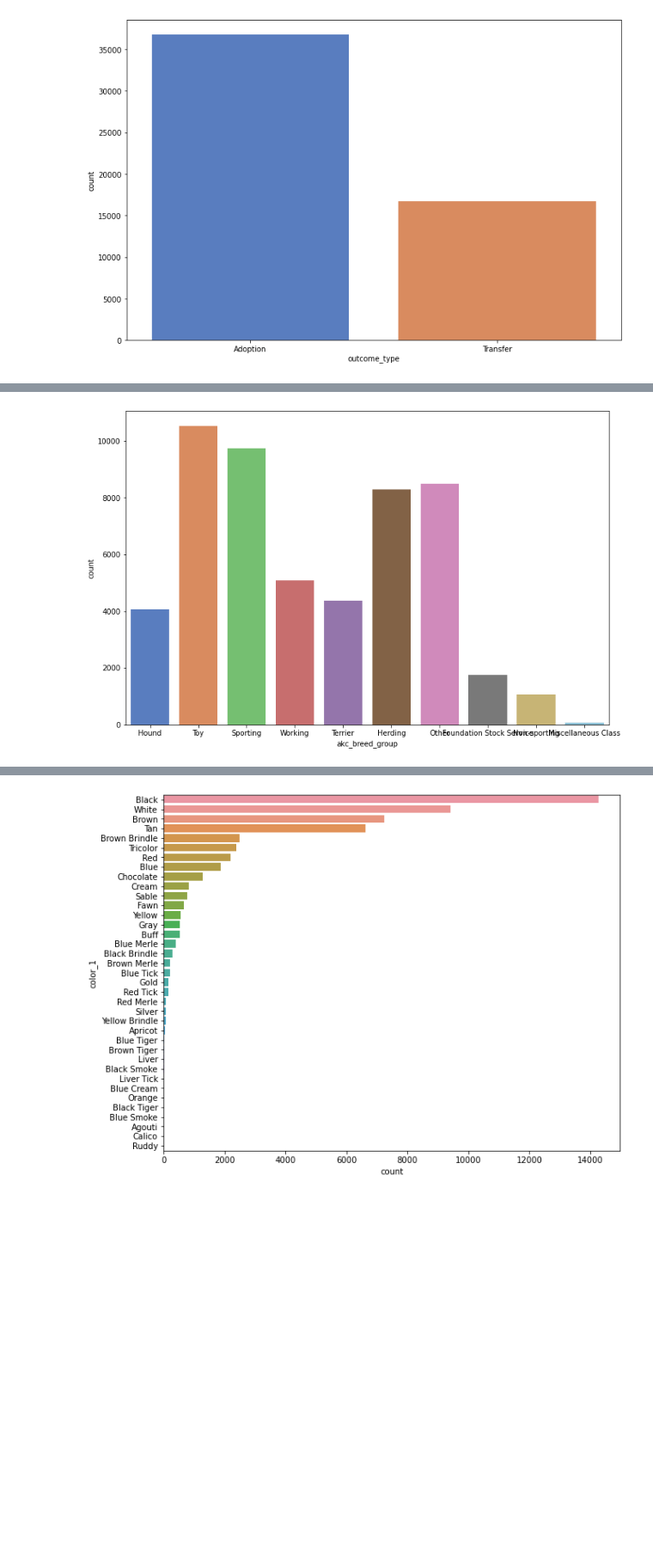
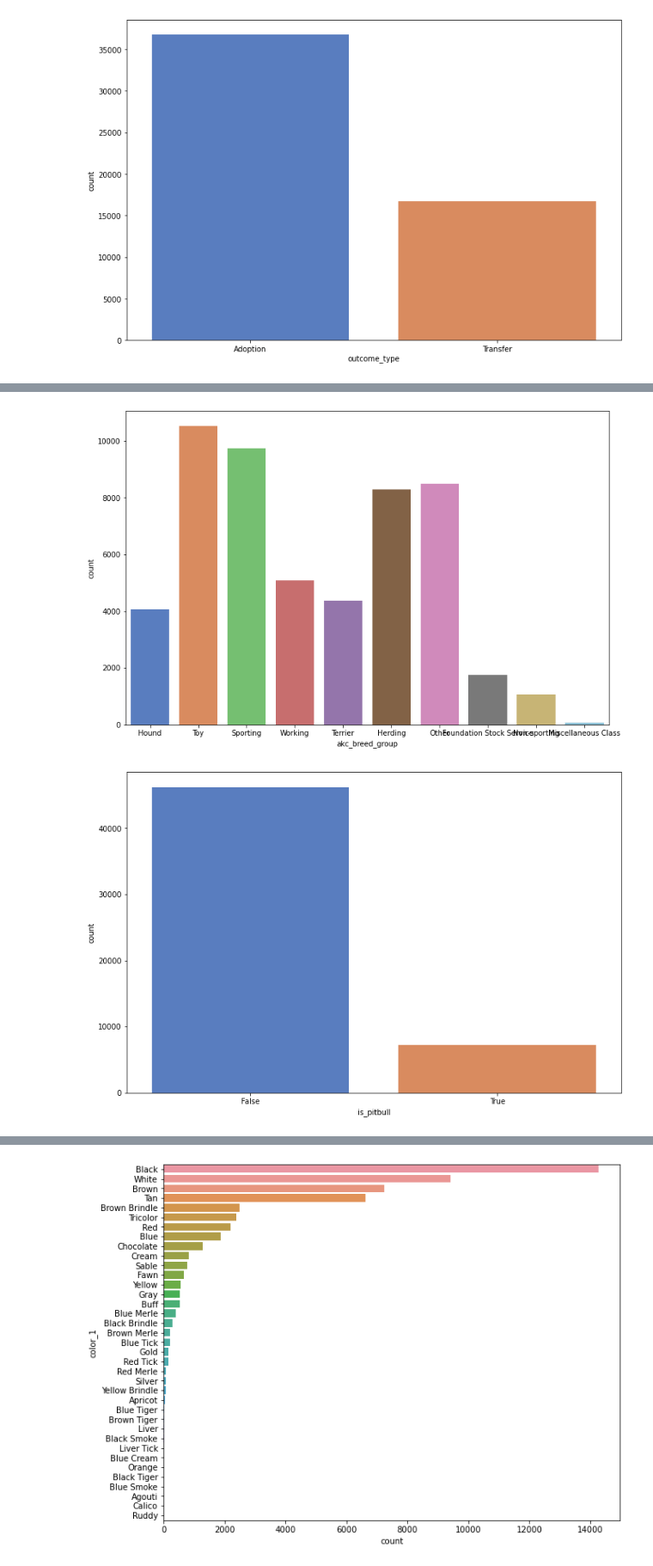
Before and after one commit to bensmith07/aac-classification-project, a Jupyter notebook: explore_notebook.ipynb, the cells around one changed output, grey strips where cells are left out. Shown at 86% size. Cells and saved outputs as stored; diff of their text form; code cells hidden in the pictures; blank space fills up the shorter version.

```diff
--- a/explore_notebook.ipynb
+++ b/explore_notebook.ipynb
@@ -65,17 +65,18 @@ plt.show()
 # %%
 cols = ['intake_type', 'intake_condition',
         'month_intake', 'fixed', 'sex', 'breed_mixed',
-        'n_previous_stays', 'akc_breed_group']
+        'n_previous_stays', 'akc_breed_group', 'is_pitbull', 'is_black']
 for col in cols:
     plt.figure(figsize=(12,8))
     sns.countplot(df[col], palette='muted')
     plt.show()
 # %% [output]
 [figure]
 [figure]
 [figure]
 [figure]
 [figure]
 [figure]
 [figure]
 [figure]
+[figure, added]
```
Also changed, not shown: parts of 28 cells of this notebook, 3 other files.
